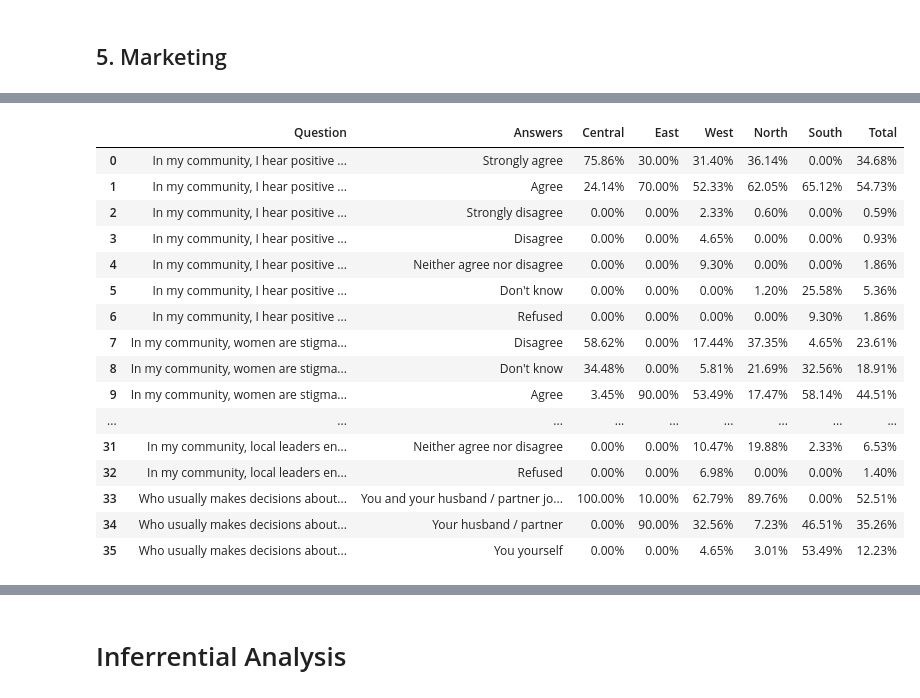
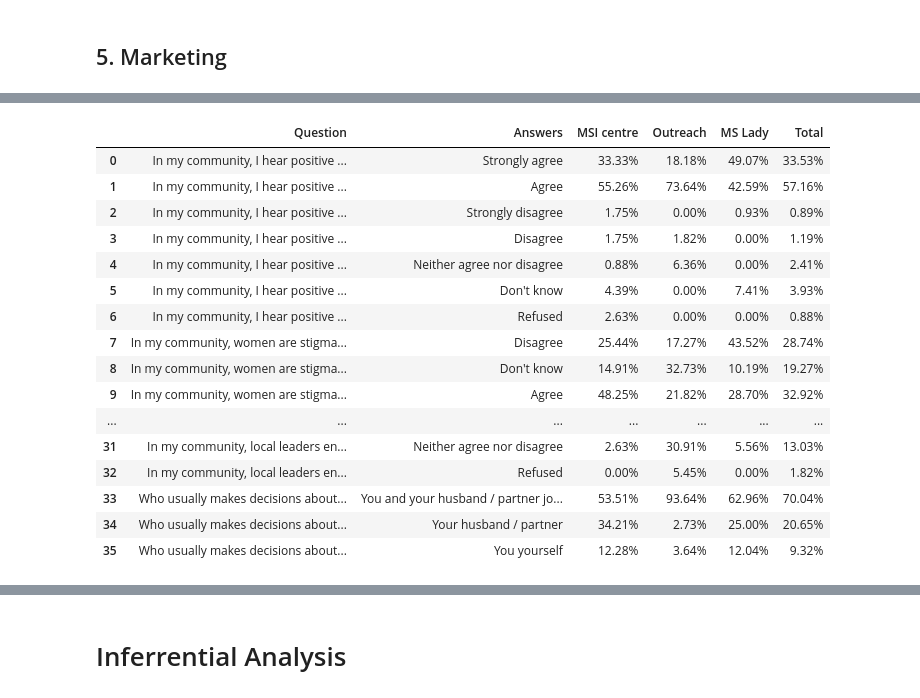
Before and after one commit to Mirwais-Farahi/MSIHealthServiceAnalytics, a Jupyter notebook: notebooks/02_data_analysis.ipynb, the cells around one changed output, grey strips where cells are left out. Cells and saved outputs as stored; diff of their text form; code cells hidden in the pictures.

```diff
--- a/notebooks/02_data_analysis.ipynb
+++ b/notebooks/02_data_analysis.ipynb
@@ -1263,45 +1246,44 @@ plot_top_bottom_chart(data, 'INFO', "Top and Least Common Factors Influencing Vi
 # %%
 social_community_context = {
      'POSIPC': 'In my community, I hear positive stories about using contraception',
  'KSANCTION': 'In my community, women are stigmatised if people know that they use contraceptio',
  'KMENSUPP': 'In my community, most men are supportive of their partner(s) using contraception',
  'KCOMSUPP': 'In my community, using modern contraception is accepted',
  'KLEADSUP': 'In my community, local leaders encourage the use of contraception',
  'FPDECMAK': 'Who usually makes decisions about any methods of contraception for yourself?',
 
 }
 
 variable_list = list(social_community_context.keys())  # Replace with your list of questions
-regions = ['Central', 'East', 'West', 'North', 'South']  # Specify regions
 
 # Generate the summary table
 social_community_context_table = summary_percentage_table(
     data,
     variable_list,
     social_community_context,
-    regions_column='REGION',
-    regions=regions
+    channels_column='FACTYPE',
+    channels=channels
 )
 
 # Display the result
 social_community_context_table
 # %% [output]
-|  | Question | Answers | Central | East | West | North | South | Total |
-| 0 | In my community, I hear positive ... | Strongly agree | 75.86% | 30.00% | 31.40% | 36.14% | 0.00% | 34.68% |
-| 1 | In my community, I hear positive ... | Agree | 24.14% | 70.00% | 52.33% | 62.05% | 65.12% | 54.73% |
-| 2 | In my community, I hear positive ... | Strongly disagree | 0.00% | 0.00% | 2.33% | 0.60% | 0.00% | 0.59% |
-| 3 | In my community, I hear positive ... | Disagree | 0.00% | 0.00% | 4.65% | 0.00% | 0.00% | 0.93% |
-| 4 | In my community, I hear positive ... | Neither agree nor disagree | 0.00% | 0.00% | 9.30% | 0.00% | 0.00% | 1.86% |
-| 5 | In my community, I hear positive ... | Don't know | 0.00% | 0.00% | 0.00% | 1.20% | 25.58% | 5.36% |
-| 6 | In my community, I hear positive ... | Refused | 0.00% | 0.00% | 0.00% | 0.00% | 9.30% | 1.86% |
-| 7 | In my community, women are stigma... | Disagree | 58.62% | 0.00% | 17.44% | 37.35% | 4.65% | 23.61% |
-| 8 | In my community, women are stigma... | Don't know | 34.48% | 0.00% | 5.81% | 21.69% | 32.56% | 18.91% |
-| 9 | In my community, women are stigma... | Agree | 3.45% | 90.00% | 53.49% | 17.47% | 58.14% | 44.51% |
-| ... | ... | ... | ... | ... | ... | ... | ... | ... |
-| 31 | In my community, local leaders en... | Neither agree nor disagree | 0.00% | 0.00% | 10.47% | 19.88% | 2.33% | 6.53% |
-| 32 | In my community, local leaders en... | Refused | 0.00% | 0.00% | 6.98% | 0.00% | 0.00% | 1.40% |
-| 33 | Who usually makes decisions about... | You and your husband / partner jo... | 100.00% | 10.00% | 62.79% | 89.76% | 0.00% | 52.51% |
-| 34 | Who usually makes decisions about... | Your husband / partner | 0.00% | 90.00% | 32.56% | 7.23% | 46.51% | 35.26% |
-| 35 | Who usually makes decisions about... | You yourself | 0.00% | 0.00% | 4.65% | 3.01% | 53.49% | 12.23% |
+|  | Question | Answers | MSI centre | Outreach | MS Lady | Total |
+| 0 | In my community, I hear positive ... | Strongly agree | 33.33% | 18.18% | 49.07% | 33.53% |
+| 1 | In my community, I hear positive ... | Agree | 55.26% | 73.64% | 42.59% | 57.16% |
+| 2 | In my community, I hear positive ... | Strongly disagree | 1.75% | 0.00% | 0.93% | 0.89% |
+| 3 | In my community, I hear positive ... | Disagree | 1.75% | 1.82% | 0.00% | 1.19% |
+| 4 | In my community, I hear positive ... | Neither agree nor disagree | 0.88% | 6.36% | 0.00% | 2.41% |
+| 5 | In my community, I hear positive ... | Don't know | 4.39% | 0.00% | 7.41% | 3.93% |
+| 6 | In my community, I hear positive ... | Refused | 2.63% | 0.00% | 0.00% | 0.88% |
+| 7 | In my community, women are stigma... | Disagree | 25.44% | 17.27% | 43.52% | 28.74% |
+| 8 | In my community, women are stigma... | Don't know | 14.91% | 32.73% | 10.19% | 19.27% |
+| 9 | In my community, women are stigma... | Agree | 48.25% | 21.82% | 28.70% | 32.92% |
+| ... | ... | ... | ... | ... | ... | ... |
+| 31 | In my community, local leaders en... | Neither agree nor disagree | 2.63% | 30.91% | 5.56% | 13.03% |
+| 32 | In my community, local leaders en... | Refused | 0.00% | 5.45% | 0.00% | 1.82% |
+| 33 | Who usually makes decisions about... | You and your husband / partner jo... | 53.51% | 93.64% | 62.96% | 70.04% |
+| 34 | Who usually makes decisions about... | Your husband / partner | 34.21% | 2.73% | 25.00% | 20.65% |
+| 35 | Who usually makes decisions about... | You yourself | 12.28% | 3.64% | 12.04% | 9.32% |
 # %%
 # Save the summary table to an Excel file
```
Also changed, not shown: parts of 36 cells of this notebook, 1 other file.
